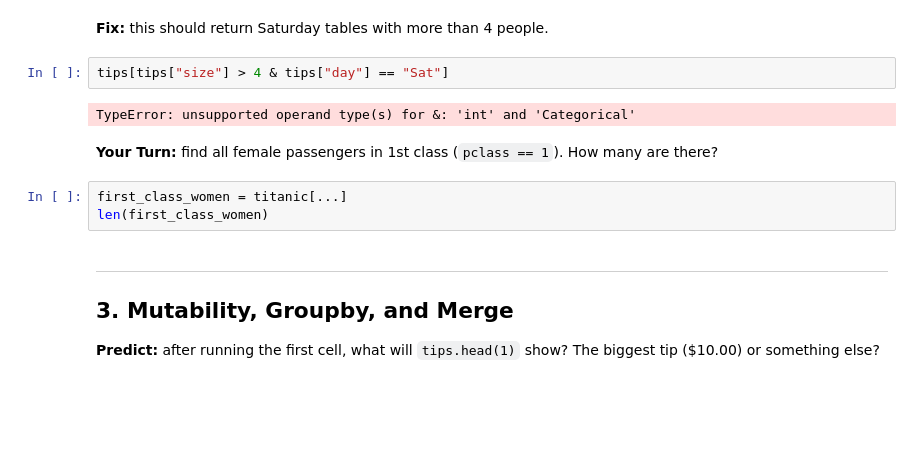
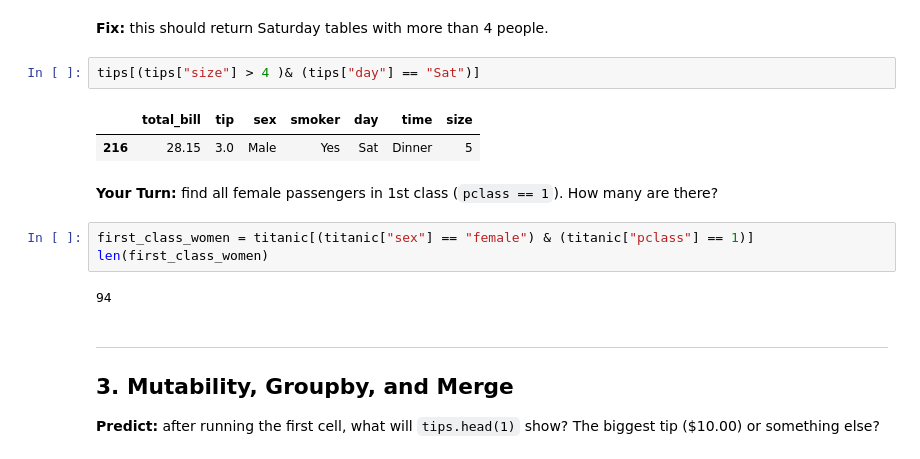
Before and after one commit to himanibalaga/JCP-fall-26, a Jupyter notebook: Week_4.ipynb, the cells around one changed output. Drawn from its saved outputs; the diff is of its cells as text; blank space fills up the shorter version.

```diff
--- a/Week_4.ipynb
+++ b/Week_4.ipynb
@@ -233,14 +233,17 @@ tips[(tips["size"] > 4) & (tips["day"] == "Sun")]
 # %% [markdown]
 **Fix:** this should return Saturday tables with more than 4 people.
 # %%
-tips[tips["size"] > 4 & tips["day"] == "Sat"]
+tips[(tips["size"] > 4 )& (tips["day"] == "Sat")]
 # %% [output]
-TypeError: unsupported operand type(s) for &: 'int' and 'Categorical'
+|  | total_bill | tip | sex | smoker | day | time | size |
+| 216 | 28.15 | 3.0 | Male | Yes | Sat | Dinner | 5 |
 # %% [markdown]
 **Your Turn:** find all female passengers in 1st class (`pclass == 1`). How many are there?
 # %%
-first_class_women = titanic[...]
+first_class_women = titanic[(titanic["sex"] == "female") & (titanic["pclass"] == 1)]
 len(first_class_women)
+# %% [output]
+94
 # %% [markdown]
 ---
 ## 3. Mutability, Groupby, and Merge
```
Also changed, not shown: parts of 12 cells of this notebook.
